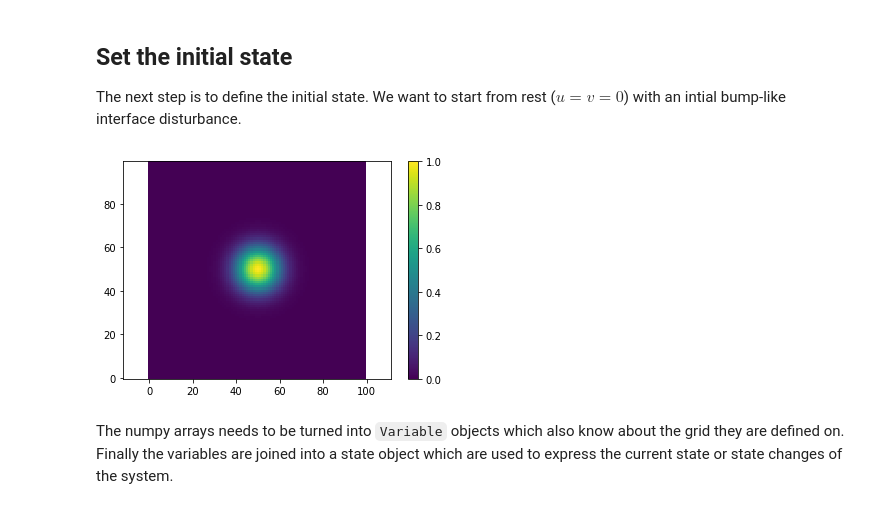
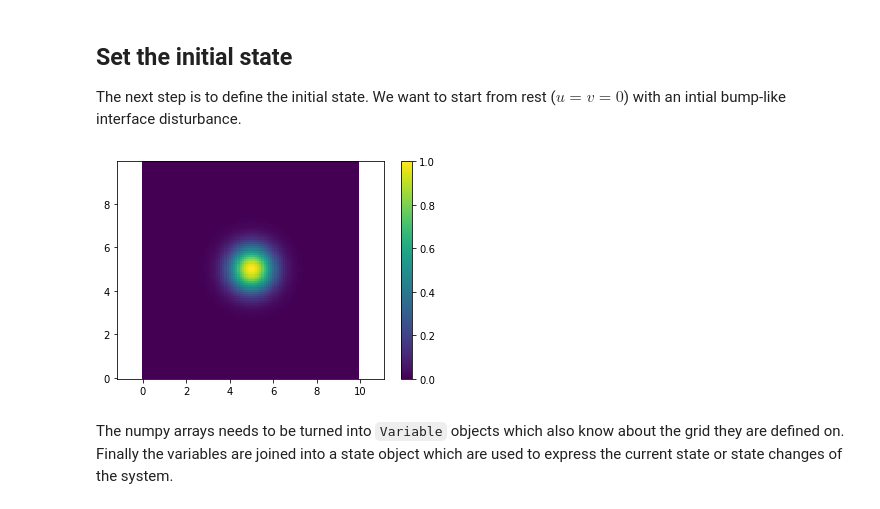
Before and after one commit to vopikamm/multimode-model, a Jupyter notebook: examples/1_gravity_wave.ipynb, the cells around one changed output. Saved outputs shown, nothing was run; the diff lists cells and outputs as text; code cells hidden in the pictures.

```diff
--- a/examples/1_gravity_wave.ipynb
+++ b/examples/1_gravity_wave.ipynb
@@ -52,13 +52,13 @@ The next step is to define the initial state. We want to start from rest ($u = v
 # %%
 import matplotlib.pyplot as plt
 
 u = np.zeros((nx, ny))
 v = np.zeros((nx, ny))
-eta = np.exp(-((c_grid.eta.x - 50) ** 2 + (c_grid.eta.y - 50) ** 2) / 10.0 ** 2)
+eta = np.exp(-((c_grid.eta.x - 5) ** 2 + (c_grid.eta.y - 5) ** 2))
 
-plt.pcolormesh(c_grid.eta.x, c_grid.eta.y, eta, shading='auto'); plt.axis('equal'); plt.colorbar();
+plt.pcolormesh(c_grid.eta.x, c_grid.eta.y, eta, shading='auto'); plt.axis('equal'); plt.colorbar();  # type: ignore
 # %% [output]
-[figure, old version]
+[figure, new version]
 # %% [markdown]
 The numpy arrays needs to be turned into `Variable` objects which also know about the grid they are defined on. Finally the variables are joined into a state object which are used to express the current state or state changes of the system.
 # %%
```
Also changed, not shown: parts of 5 cells of this notebook, 5 other files.
